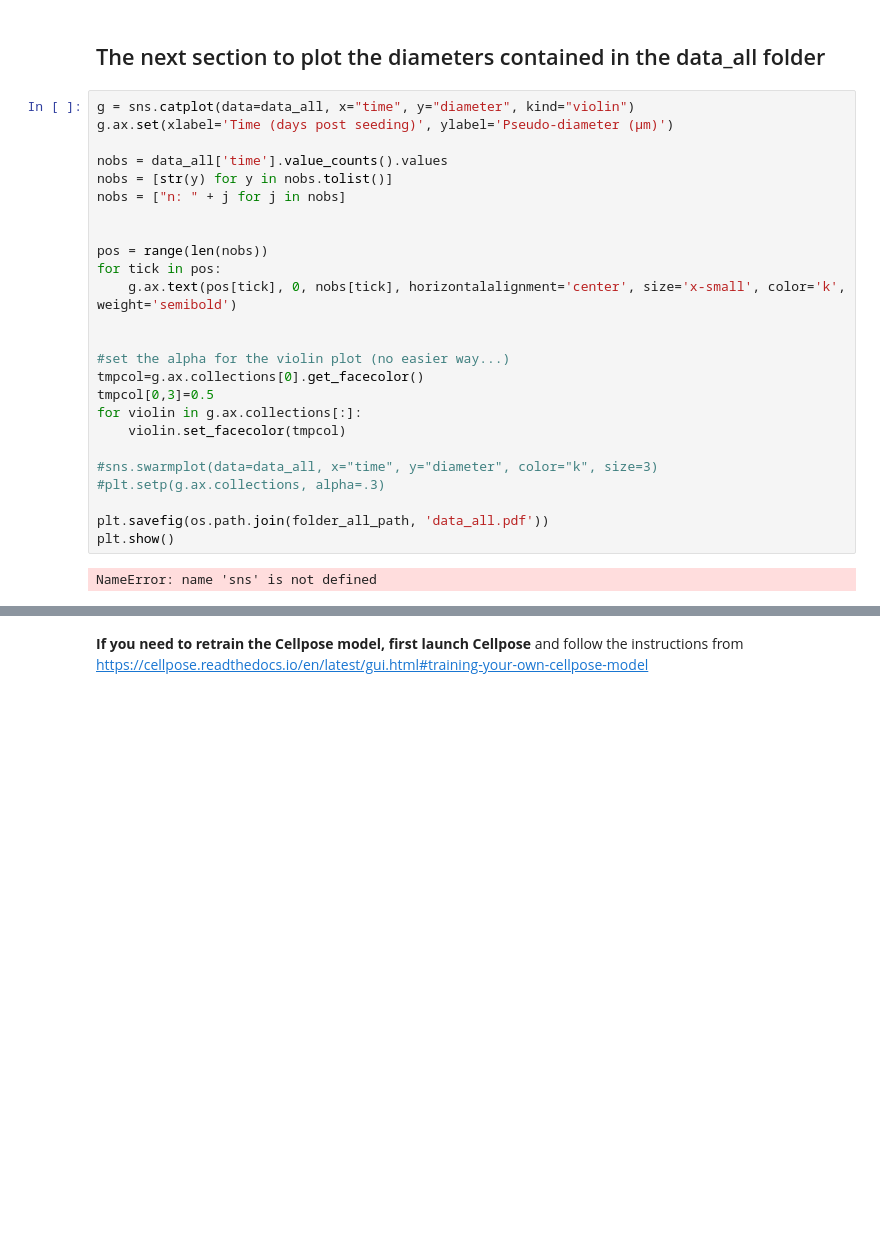
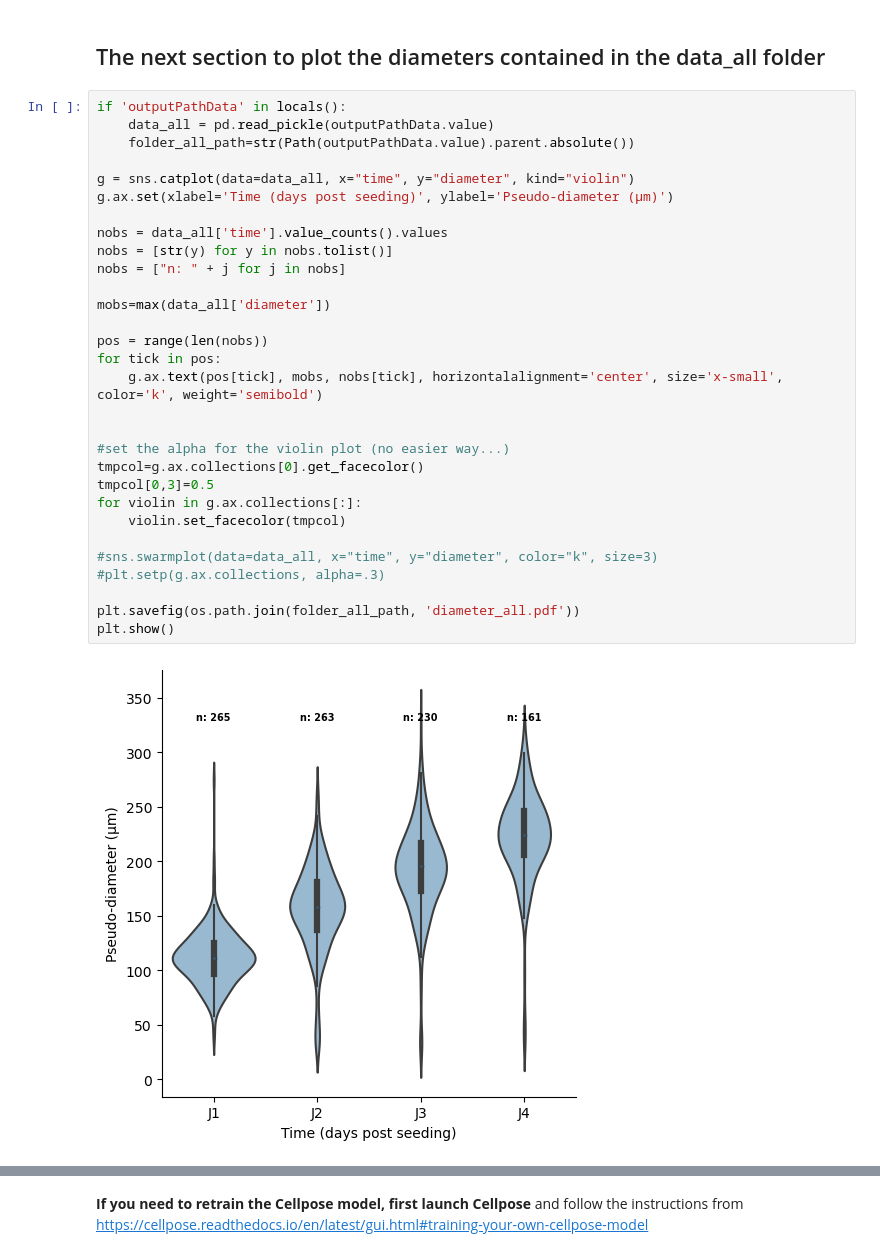
Before and after one commit to TAspert/Jupyter_Notebooks, a Jupyter notebook: OrgaSeg/OrgaSeg.ipynb, the cells around one changed output, grey strips where cells are left out. Saved outputs shown, nothing was run; the diff lists cells and outputs as text; blank space fills up the shorter version.

Commit message:
plot circu and area + path plot
plot circu and area
improve robustness when directly loading .pkl file to plot

```diff
--- a/OrgaSeg/OrgaSeg.ipynb
+++ b/OrgaSeg/OrgaSeg.ipynb
@@ -312,29 +299,34 @@ HBox(children=(Button(description='Find path to the data_all.pkl file', layout=L
 # %% [markdown]
 <h2>The next section to plot the diameters contained in the data_all folder</h2>
 # %%
+if 'outputPathData' in locals():
+    data_all = pd.read_pickle(outputPathData.value)
+    folder_all_path=str(Path(outputPathData.value).parent.absolute())
+
 g = sns.catplot(data=data_all, x="time", y="diameter", kind="violin")
 g.ax.set(xlabel='Time (days post seeding)', ylabel='Pseudo-diameter (µm)')
 
 nobs = data_all['time'].value_counts().values
 nobs = [str(y) for y in nobs.tolist()]
 nobs = ["n: " + j for j in nobs]
 
+mobs=max(data_all['diameter'])
 
 pos = range(len(nobs))
 for tick in pos:
-    g.ax.text(pos[tick], 0, nobs[tick], horizontalalignment='center', size='x-small', color='k', weight='semibold')
+    g.ax.text(pos[tick], mobs, nobs[tick], horizontalalignment='center', size='x-small', color='k', weight='semibold')
 
 
 #set the alpha for the violin plot (no easier way...)
 tmpcol=g.ax.collections[0].get_facecolor()
 tmpcol[0,3]=0.5
 for violin in g.ax.collections[:]:
     violin.set_facecolor(tmpcol)
 
 #sns.swarmplot(data=data_all, x="time", y="diameter", color="k", size=3)
 #plt.setp(g.ax.collections, alpha=.3)
 
-plt.savefig(os.path.join(folder_all_path, 'data_all.pdf'))
+plt.savefig(os.path.join(folder_all_path, 'diameter_all.pdf'))
 plt.show()
 # %% [output]
-NameError: name 'sns' is not defined
+[figure, added]
```
Also changed, not shown: parts of 5 cells of this notebook.
